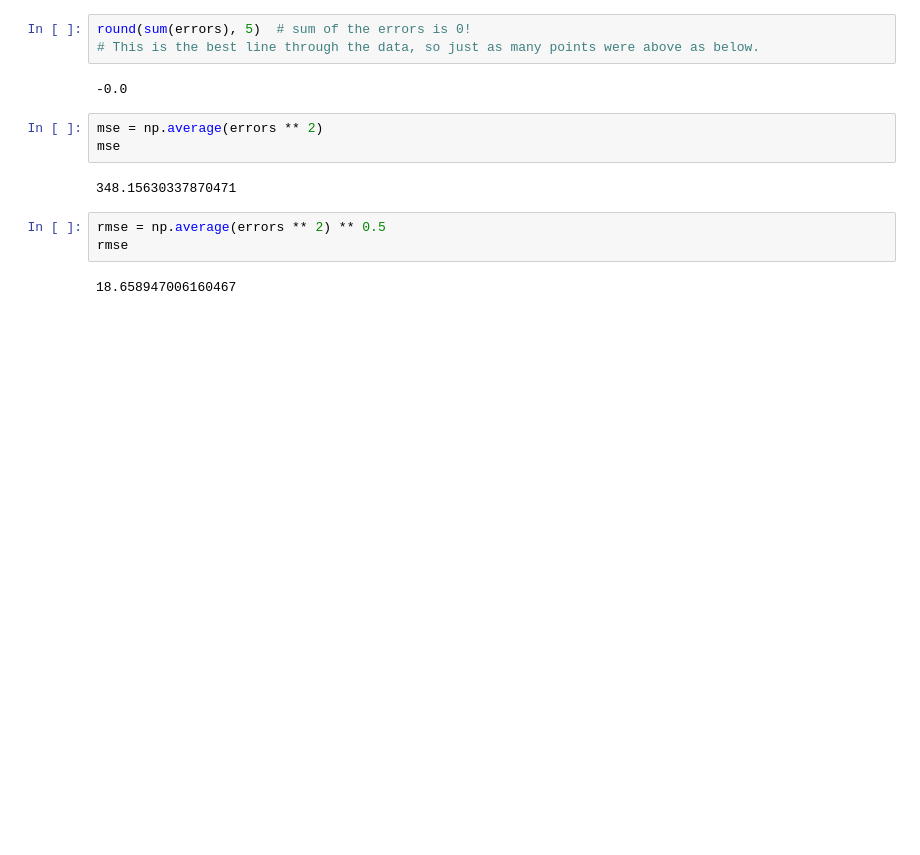
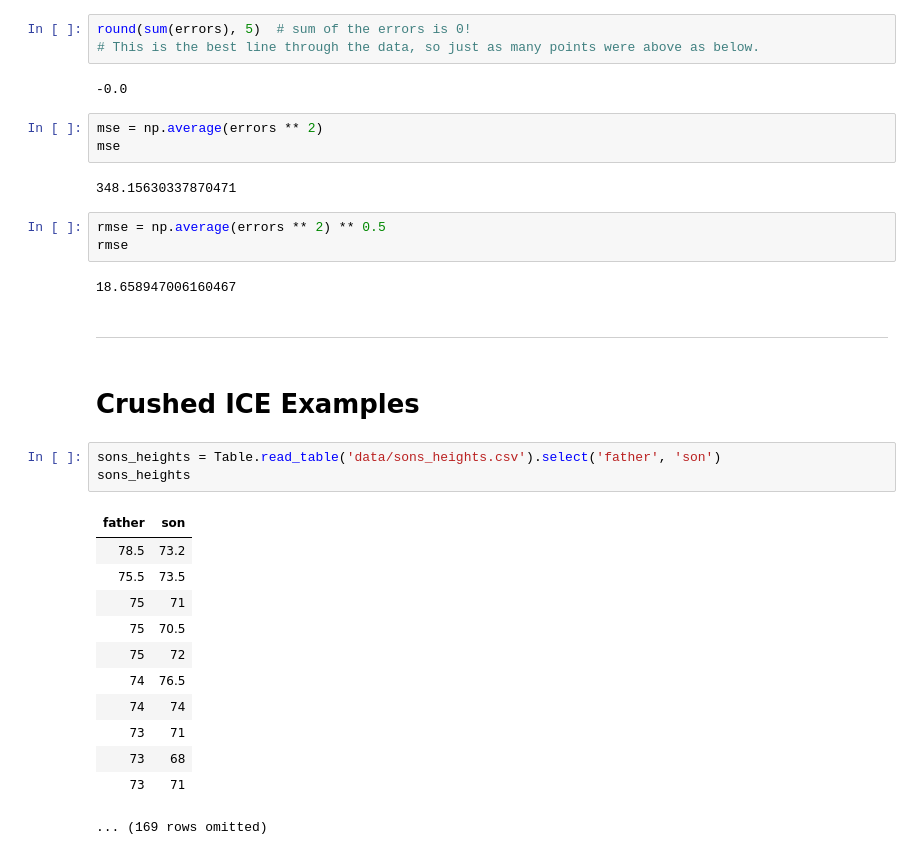
Before and after one commit to lawtonsclass/s26-code-from-class, a Jupyter notebook: data8/ch15.ipynb, the cells around one changed output. Drawn from its saved outputs; the diff is of its cells as text; blank space fills up the shorter version.

```diff
--- a/data8/ch15.ipynb
+++ b/data8/ch15.ipynb
@@ -752,3 +752,23 @@ rmse = np.average(errors ** 2) ** 0.5
 rmse
 # %% [output]
 18.658947006160467
+# %% [markdown]
+---
+# %% [markdown]
+# Crushed ICE Examples
+# %%
+sons_heights = Table.read_table('data/sons_heights.csv').select('father', 'son')
+sons_heights
+# %% [output]
+| father | son |
+| 78.5 | 73.2 |
+| 75.5 | 73.5 |
+| 75 | 71 |
+| 75 | 70.5 |
+| 75 | 72 |
+| 74 | 76.5 |
+| 74 | 74 |
+| 73 | 71 |
+| 73 | 68 |
+| 73 | 71 |
+... (169 rows omitted)
```
Also changed, not shown: parts of 6 cells of this notebook.
